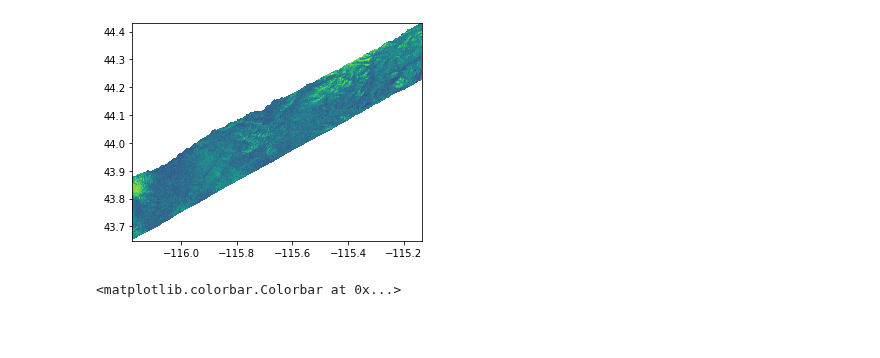
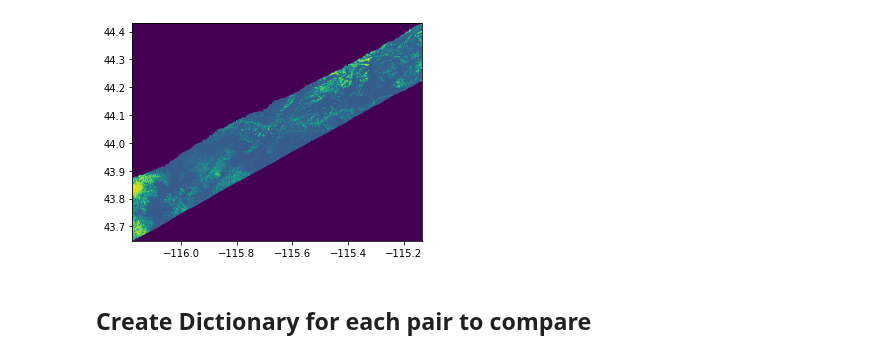
Before and after one commit to ZachHoppinen/uavsar, a Jupyter notebook: src/slc_stack/isce_jpl_compare.ipynb, the cells around one changed output. Drawn from its saved outputs; the diff is of its cells as text; code cells hidden in the pictures; blank space fills up the shorter version.

```diff
--- a/src/slc_stack/isce_jpl_compare.ipynb
+++ b/src/slc_stack/isce_jpl_compare.ipynb
@@ -43,6 +49,6 @@ jpl_unw = glob(join(data_dir, 'jpl','*', 'tiffs', '*HH*unw.grd.tiff'))
 jpl_unw = [i for i in jpl_unw if basename(i).split('.')[0] in jpl_dic.keys()]
 jpl_cor = glob(join(data_dir, 'jpl','*', 'tiffs', '*HH*cor.grd.tiff'))
 jpl_cor = [i for i in jpl_cor if basename(i).split('.')[0] in jpl_dic.keys()]
-isce_unw = glob(join(data_dir, 'isce','*','*unw.tif'))
-isce_cor = glob(join(data_dir, 'isce','*','*cor.tif'))
+isce_unw = glob(join(data_dir, 'merge_v2','*unw.tif'))
+isce_cor = glob(join(data_dir, 'merge_v2','*cor.tif'))
 # %%
@@ -67,22 +90,12 @@ with rio.open(out_fp) as src_match:
 # %%
 f, ax = plt.subplots()
-with rio.open(out_fp) as src_match:
+with rio.open(isce_cor[0]) as src_match:
     jpl = src_match.read(1)
     show(src_match, ax = ax)
     x_labs = ax.get_xticklabels()
     x_locs = ax.get_xticks()
     y_locs = ax.get_yticks()
 # %% [output]
-[figure, old version]
+[figure, new version]
-# %%
-diff = isce - jpl
-f, ax = plt.subplots(1, 3, figsize = (12,18))
-ax[0].imshow(isce,  extent = (x_locs[0], x_locs[-1], y_locs[0], y_locs[-1]), vmax = 1, vmin = 0)
-ax[1].imshow(jpl,  extent = (x_locs[0], x_locs[-1], y_locs[0], y_locs[-1]), vmax = 1, vmin = 0)
-im = ax[2].imshow(diff, vmax = 0.5, vmin = -0.5,  extent = (x_locs[0], x_locs[-1], y_locs[0], y_locs[-1]))
-# add space for colour bar
-f.subplots_adjust(right=0.85)
-cbar_ax = f.add_axes([0.88, 0.15, 0.04, 0.7])
-f.colorbar(im, cax=cbar_ax)
-# %% [output]
-<matplotlib.colorbar.Colorbar at 0x...>
+# %% [markdown]
+## Create Dictionary for each pair to compare
```
Also changed, not shown: parts of 7 cells of this notebook, 1 other file.
